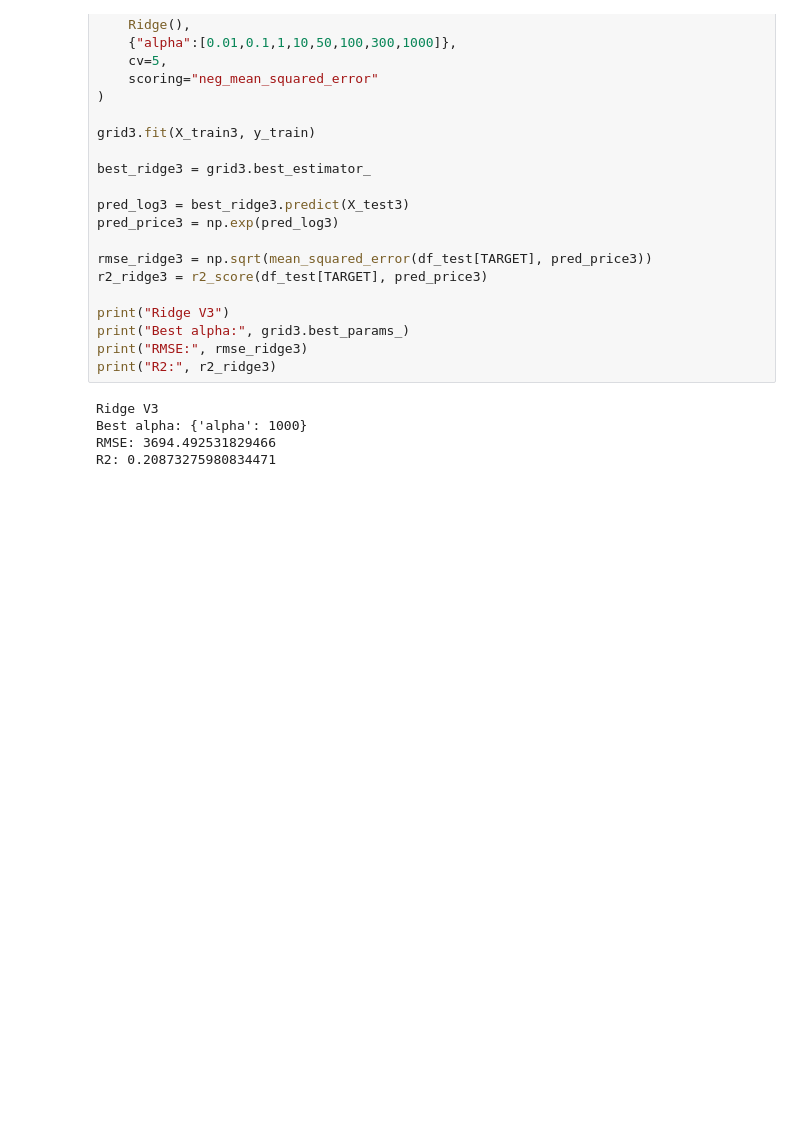
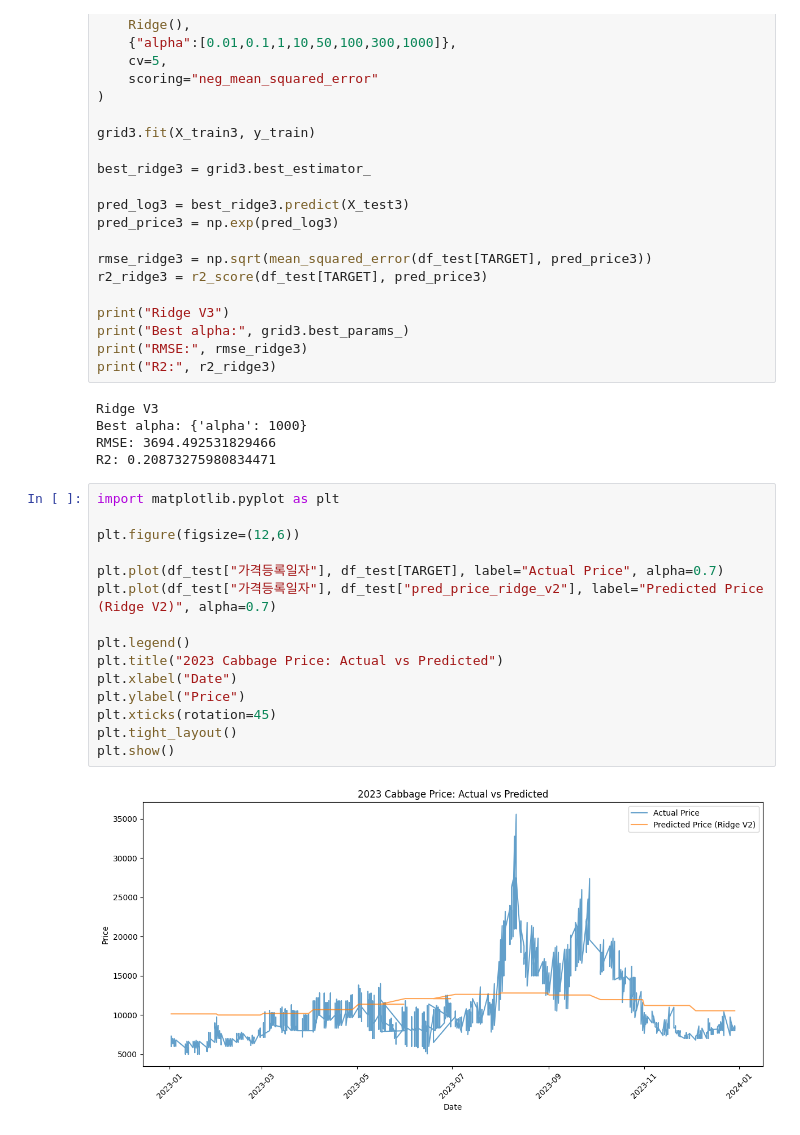
Before and after one commit to AngryOhamma/price-regression, a Jupyter notebook: notebooks/01_data_loading.ipynb, the cells around one changed output. Drawn from its saved outputs; the diff is of its cells as text; blank space fills up the shorter version.

Commit message:
Compared to actual price our model cannot predict precisly

```diff
--- a/notebooks/01_data_loading.ipynb
+++ b/notebooks/01_data_loading.ipynb
@@ -744,3 +744,20 @@ Ridge V3
 Best alpha: {'alpha': 1000}
 RMSE: 3694.492531829466
 R2: 0.20873275980834471
+# %%
+import matplotlib.pyplot as plt
+
+plt.figure(figsize=(12,6))
+
+plt.plot(df_test["가격등록일자"], df_test[TARGET], label="Actual Price", alpha=0.7)
+plt.plot(df_test["가격등록일자"], df_test["pred_price_ridge_v2"], label="Predicted Price (Ridge V2)", alpha=0.7)
+
+plt.legend()
+plt.title("2023 Cabbage Price: Actual vs Predicted")
+plt.xlabel("Date")
+plt.ylabel("Price")
+plt.xticks(rotation=45)
+plt.tight_layout()
+plt.show()
+# %% [output]
+[figure, added]
```
Also changed, not shown: parts of 1 cell of this notebook.
